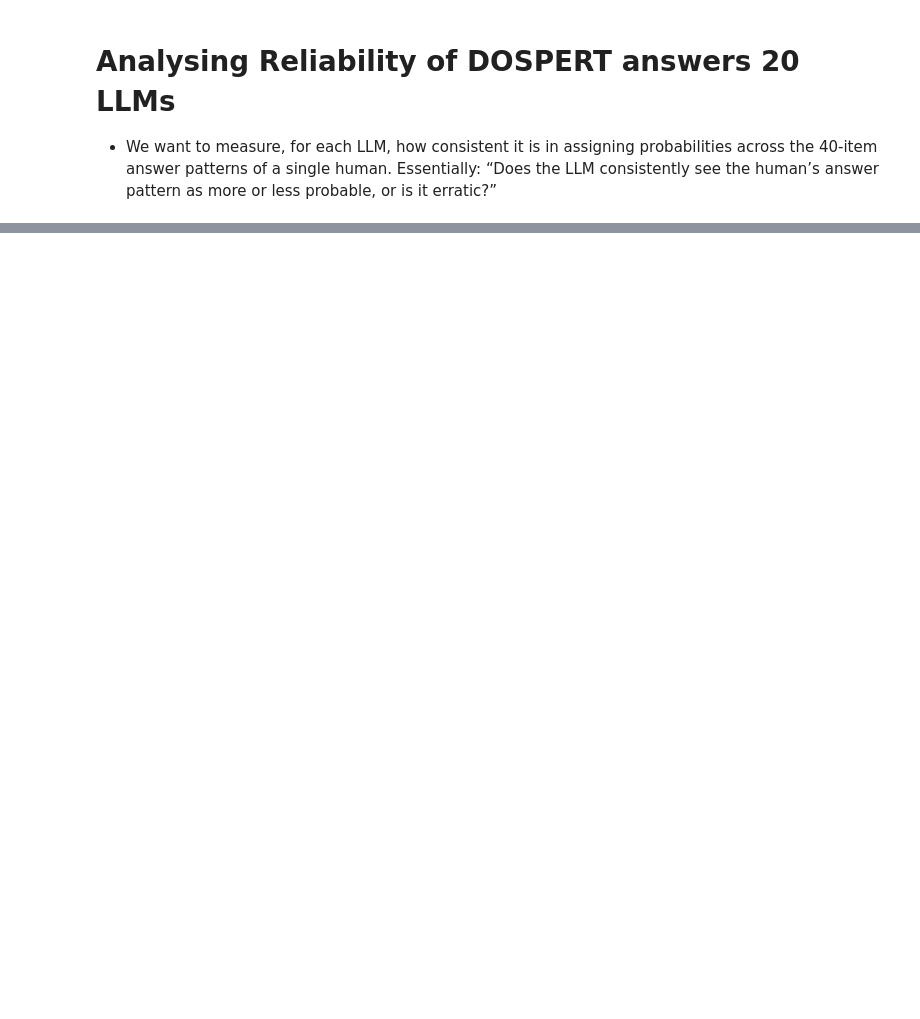
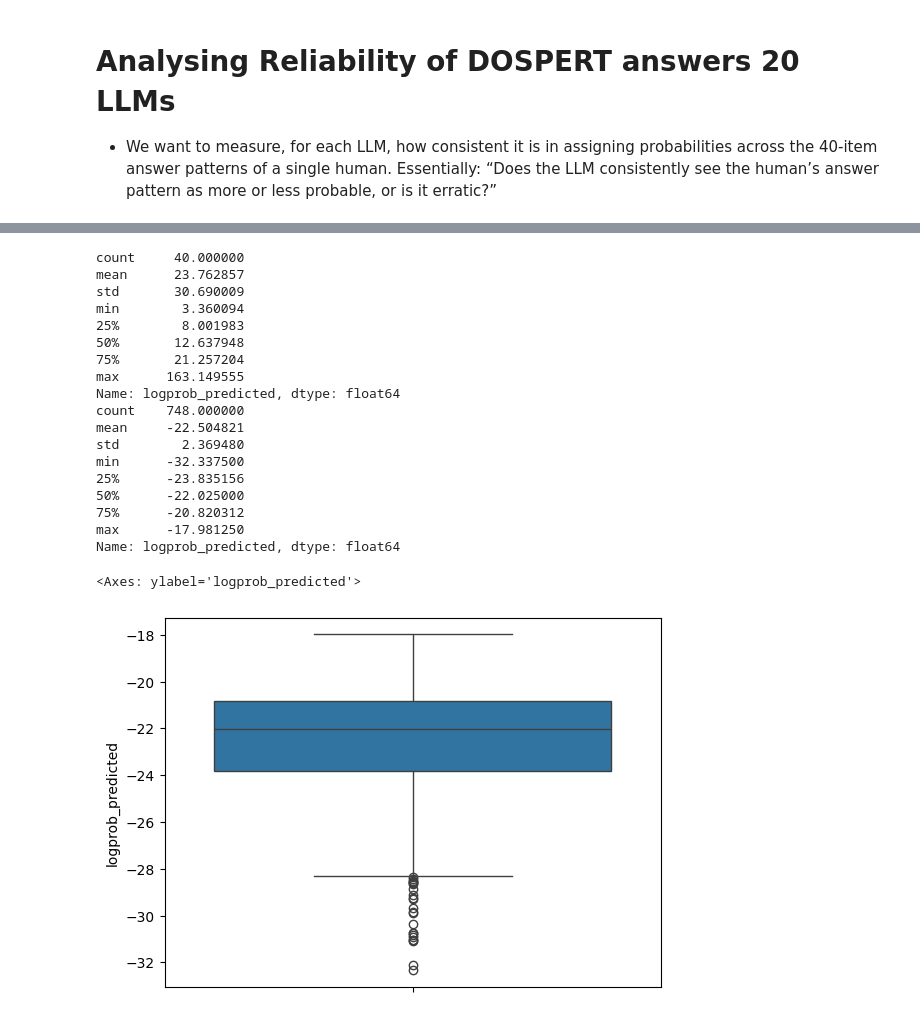
Before and after one commit to jelenameyer/LLMBehaviourGeneralizability, a Jupyter notebook: analysisScripts/survey_data_analysis/survey_data_anal.ipynb, the cells around one changed output, grey strips where cells are left out. Drawn from its saved outputs; the diff is of its cells as text; code cells hidden in the pictures; blank space fills up the shorter version.

```diff
--- a/analysisScripts/survey_data_analysis/survey_data_anal.ipynb
+++ b/analysisScripts/survey_data_analysis/survey_data_anal.ipynb
@@ -159,0 +320,35 @@ plt.show()
+# %%
+# is ICC so low because there is simply no variance between the logprobs assigned to different participants?
+
+df_long_Qwen3_4b = df_long[df_long["model"] == "Qwen3-4B"]
+
+participant_var_per_item = df_long_Qwen3_4b.groupby("item")["logprob_predicted"].var()
+print(participant_var_per_item.describe())
+
+participant_means = df_long_Qwen3_4b.groupby("participant")["logprob_predicted"].mean()
+print(participant_means.describe())
+
+
+import seaborn as sns
+sns.boxplot(participant_means)
+# %% [output]
+count     40.000000
+mean      23.762857
+std       30.690009
+min        3.360094
+25%        8.001983
+50%       12.637948
+75%       21.257204
+max      163.149555
+Name: logprob_predicted, dtype: float64
+count    748.000000
+mean     -22.504821
+std        2.369480
+min      -32.337500
+25%      -23.835156
+50%      -22.025000
+75%      -20.820312
+max      -17.981250
+Name: logprob_predicted, dtype: float64
+<Axes: ylabel='logprob_predicted'>
+[figure, added]
```
Also changed, not shown: parts of 17 cells of this notebook, 1 other file.
